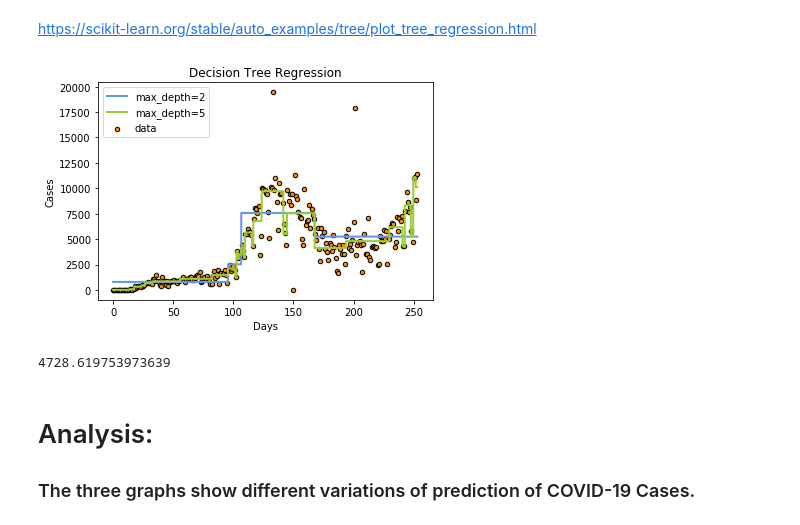
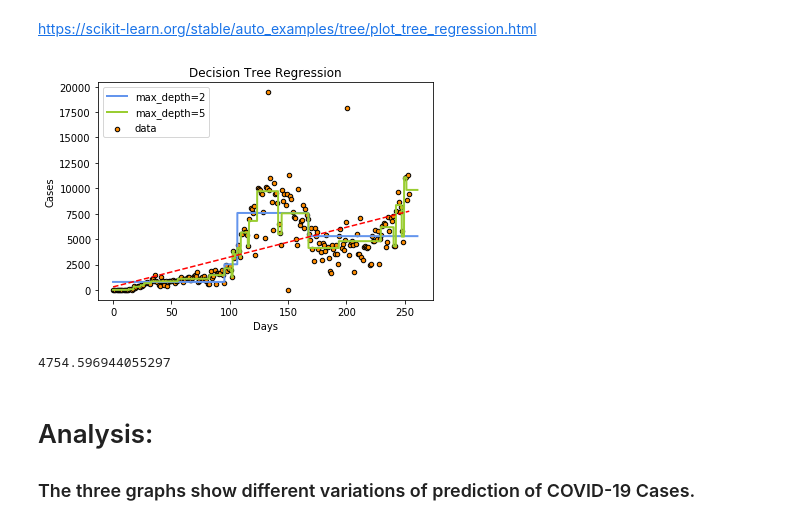
Before and after one commit to HarinB4/Covid-19DataProject, a Jupyter notebook: src/Stage_III/Badesha/StageIII_Member.ipynb, the cells around one changed output. Drawn from its saved outputs; the diff is of its cells as text; code cells hidden in the pictures.

```diff
--- a/src/Stage_III/Badesha/StageIII_Member.ipynb
+++ b/src/Stage_III/Badesha/StageIII_Member.ipynb
@@ -447,7 +459,7 @@ model = RandomForestRegressor()
 model.fit(X, y)
 
 # Plot the data and the model prediction
-X_fit = np.linspace(X.min(), X.max(), 100)[:, np.newaxis]
+X_fit = np.linspace(X.min(), X.max()+7, 100)[:, np.newaxis]
 y_fit = model.predict(X_fit)
 
 plt.plot(X.squeeze(), y, 'o')
@@ -455,4 +467,11 @@ plt.plot(X_fit.squeeze(), y_fit);
 plt.title('Texas New Cases: Random Forest Regression')
 plt.xlabel('Number of Days')
 plt.ylabel('Cases')
+
+x = TexasCases.index
+y = TexasCases["TX"]
+z = np.polyfit(x, y, 1)
+p = np.poly1d(z)
+plt.plot(x,p(x),"r--")
+plt.show()
 # %% [output]
@@ -525,36 +543,41 @@ https://scikit-learn.org/stable/auto_examples/tree/plot_tree_regression.html
 # %%
 # Fit regression model
 regr_1 = DecisionTreeRegressor(max_depth=2)
 regr_2 = DecisionTreeRegressor(max_depth=5)
 regr_1.fit(X, y)
 regr_2.fit(X, y)
 
 # Predict
-X_test = np.arange(0.0, X.max(), 0.01)[:, np.newaxis]
+X_test = np.arange(0.0, X.max()+7, 0.01)[:, np.newaxis]
 y_1 = regr_1.predict(X_test)
 y_2 = regr_2.predict(X_test)
 
 # Plot the results
 plt.figure()
 plt.scatter(X, y, s=20, edgecolor="black",
             c="darkorange", label="data")
 plt.plot(X_test, y_1, color="cornflowerblue",
          label="max_depth=2", linewidth=2)
 plt.plot(X_test, y_2, color="yellowgreen", label="max_depth=5", linewidth=2)
 plt.xlabel("Days")
 plt.ylabel("Cases")
 plt.title("Decision Tree Regression")
 plt.legend()
+x = TexasCases.index
+y = TexasCases["TX"]
+z = np.polyfit(x, y, 1)
+p = np.poly1d(z)
+plt.plot(x,p(x),"r--")
 plt.show()
 # %% [output]
-[figure, old version]
+[figure, new version]
 # %%
 mse = mean_squared_error(X_test, y_1)
 
 rmse = math.sqrt(mse)
 print(rmse)
 # %% [output]
-4728.619753973639
+4754.596944055297
 # %% [markdown]
 # Analysis:
 ### The three graphs show different variations of prediction of COVID-19 Cases.
```
Also changed, not shown: parts of 23 cells of this notebook.
